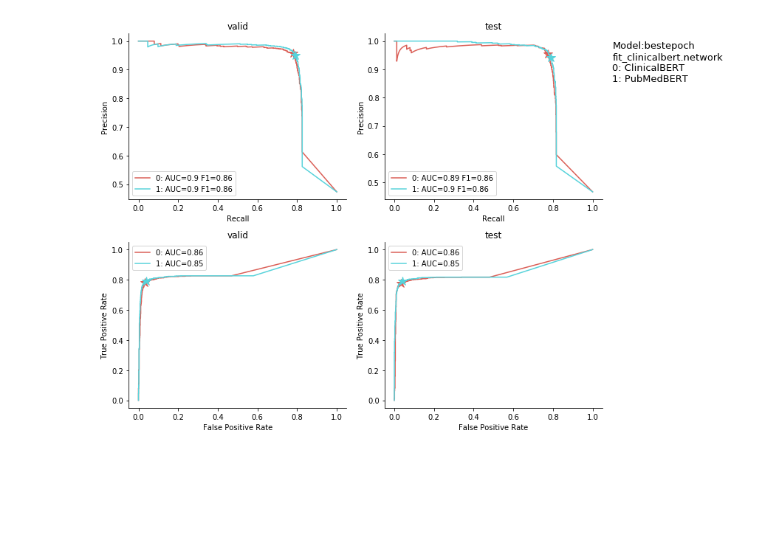
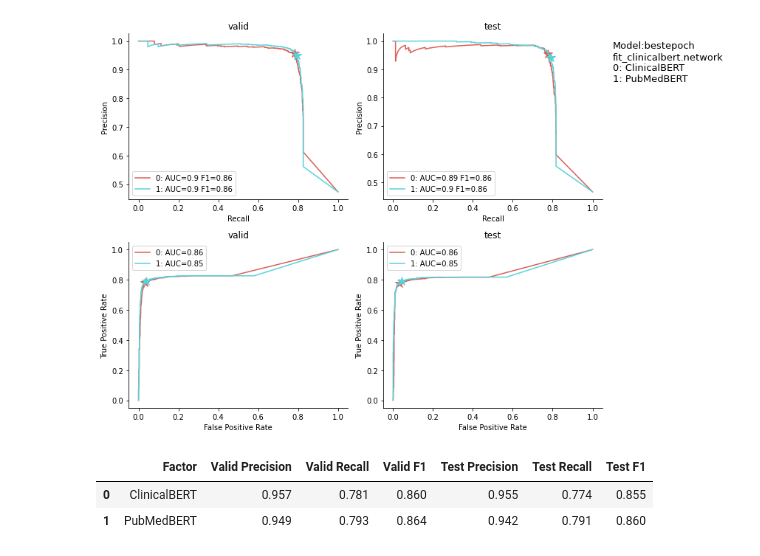
Before and after one commit to tatonetti-lab/onsides, a Jupyter notebook: notebooks/Experiment 1-Compare PubMedBERT to ClinicalBERT.ipynb, the cells around one changed output. Cells and saved outputs as stored; diff of their text form; code cells hidden in the pictures; blank space fills up the shorter version.

```diff
--- a/notebooks/Experiment 1-Compare PubMedBERT to ClinicalBERT.ipynb
+++ b/notebooks/Experiment 1-Compare PubMedBERT to ClinicalBERT.ipynb
@@ -17,10 +19,13 @@ from sklearn.metrics import roc_auc_score
 # %%
 sys.path.append('../src')
 import plot_helpers as ph
+pd.set_option('display.precision', 3)
 # %%
 experiment_id = "1"
 experiment = json.load(open('../analysis.json'))["experiments"][experiment_id]
 # %%
+perfdata = defaultdict(lambda: defaultdict(list))
+
 for modeltype in ('final', 'bestepoch'):
     resfiles = experiment[modeltype]
     colors = sns.color_palette("hls", len(resfiles))
@@ -41,6 +46,7 @@ for modeltype in ('final', 'bestepoch'):
             split_df = df[df['split']==split]
 
             prdata = ph.prdata(split_df['label'], split_df['Pred1'])
+            perfdata[(modeltype, split)]['prdata'].append(prdata)
 
             plt.plot(prdata['recall'], prdata['precision'], color=colors[i],
                      label=f'{i}: AUC={prdata["pr_auc"]:.2} F1={prdata["max_f1"]:.2}'
@@ -65,6 +71,7 @@ for modeltype in ('final', 'bestepoch'):
 
             prdata = ph.prdata(split_df['label'], split_df['Pred1'])
             rocdata = ph.rocdata(split_df['label'], split_df['Pred1'], prdata['max_f1_threshold'])
+            perfdata[(modeltype, split)]['rocdata'].append(rocdata)
 
             plt.plot(rocdata['fpr'], rocdata['tpr'], color=colors[i],
                      label=f'{i}: AUC={rocdata["roc_auc"]:.2}'
@@ -86,3 +93,34 @@ for modeltype in ('final', 'bestepoch'):
 # %% [output]
 [figure]
 [figure]
+# %%
+modeltype = 'bestepoch'
+key = (modeltype, 'valid')
+dfdata = {
+    'Factor': experiment['labels'],
+    'Valid Precision': [d['max_f1_precision'] for d in perfdata[key]['prdata']],
+    'Valid Recall': [d['max_f1_recall'] for d in perfdata[key]['prdata']],
+    'Valid F1': [d['max_f1'] for d in perfdata[key]['prdata']],
+#     'AUPR': [d['pr_auc'] for d in perfdata[key]['prdata']],
+#     'AUROC': [d['roc_auc'] for d in perfdata[key]['rocdata']],
+}
+
+valid = pd.DataFrame(dfdata)
+
+key = (modeltype, 'test')
+dfdata = {
+#     'Factor': experiment['labels'],
+    'Test Precision': [d['max_f1_precision'] for d in perfdata[key]['prdata']],
+    'Test Recall': [d['max_f1_recall'] for d in perfdata[key]['prdata']],
+    'Test F1': [d['max_f1'] for d in perfdata[key]['prdata']],
+#     'AUPR': [d['pr_auc'] for d in perfdata[key]['prdata']],
+#     'AUROC': [d['roc_auc'] for d in perfdata[key]['rocdata']],
+}
+
+test = pd.DataFrame(dfdata)
+
+pd.concat([valid, test], axis=1)
+# %% [output]
+|  | Factor | Valid Precision | Valid Recall | Valid F1 | Test Precision | Test Recall | Test F1 |
+| 0 | ClinicalBERT | 0.957 | 0.781 | 0.860 | 0.955 | 0.774 | 0.855 |
+| 1 | PubMedBERT | 0.949 | 0.793 | 0.864 | 0.942 | 0.791 | 0.860 |
```
Also changed, not shown: parts of 1 cell of this notebook, 11 other files.
